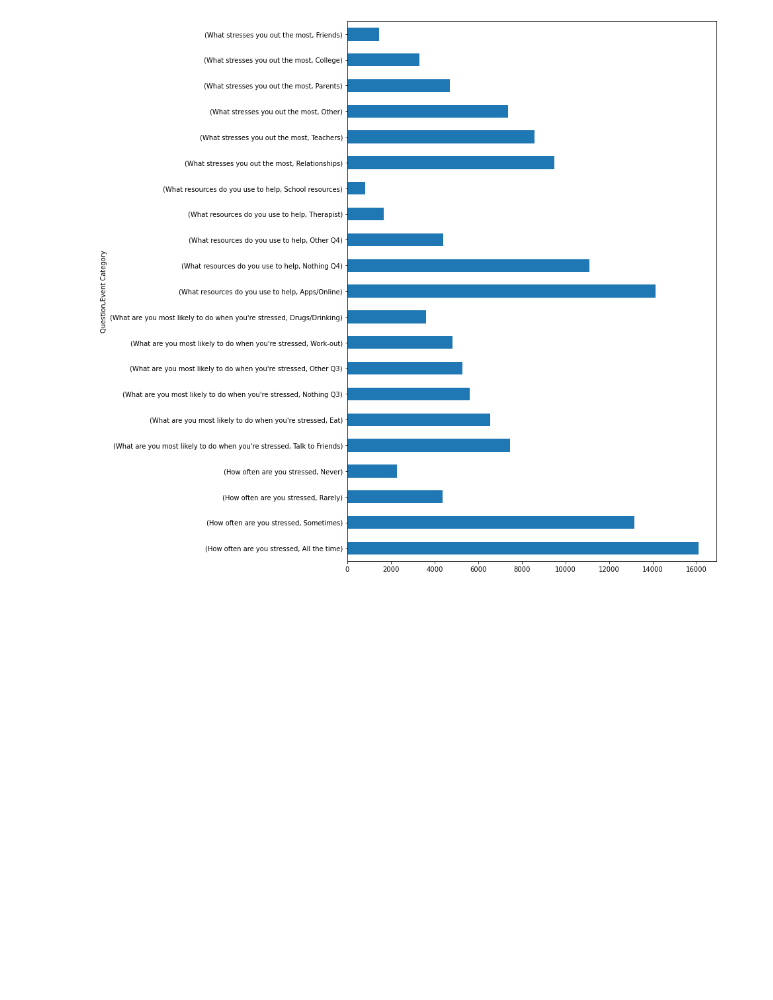
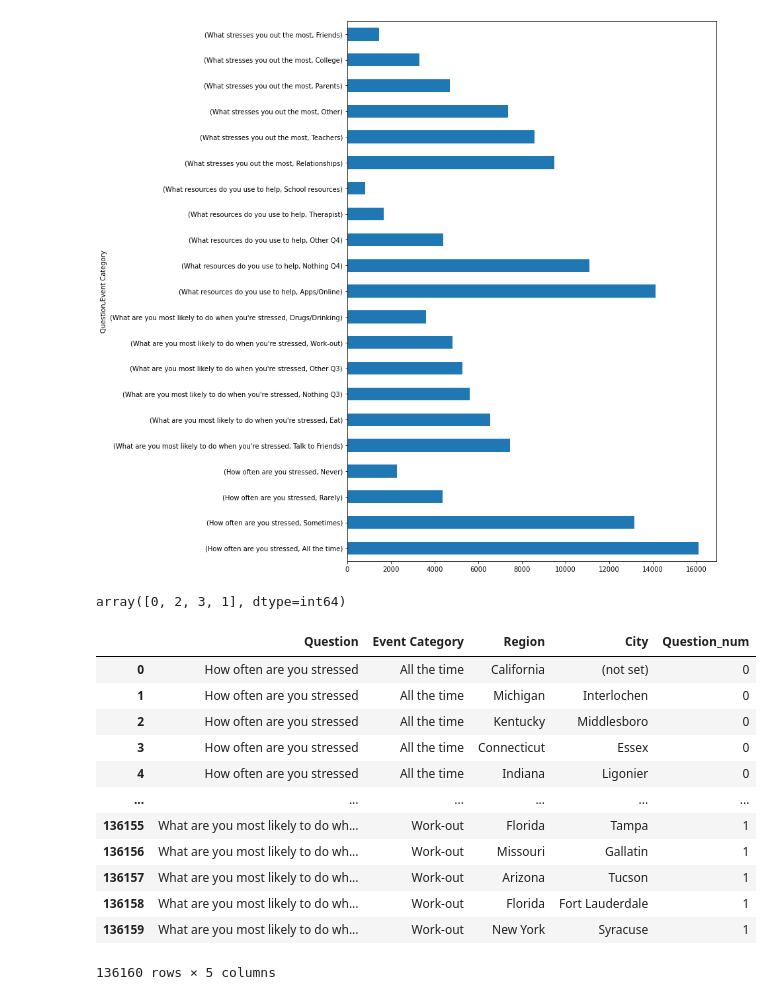
Before and after one commit to clarizamayo/BMI_Tone_Analyzer, a Jupyter notebook: Analysis.ipynb, the cells around one changed output. Cells and saved outputs as stored; diff of their text form; code cells hidden in the pictures; blank space fills up the shorter version.

Commit message:
adding a question number column

```diff
--- a/Analysis.ipynb
+++ b/Analysis.ipynb
@@ -185,0 +184,24 @@ df.groupby('Question')['Event Category'].value_counts().plot.barh(figsize=(10,15
+# %%
+dct = {'How often are you stressed':0, "What are you most likely to do when you're stressed":1, 'What resources do you use to help':2,'What stresses you out the most':3}
+
+df["Question_num"] = df["Question"].apply(lambda x: dct[x])
+# %%
+df["Question_num"].unique()
+# %% [output]
+array([0, 2, 3, 1], dtype=int64)
+# %%
+df
+# %% [output]
+|  | Question | Event Category | Region | City | Question_num |
+| 0 | How often are you stressed | All the time | California | (not set) | 0 |
+| 1 | How often are you stressed | All the time | Michigan | Interlochen | 0 |
+| 2 | How often are you stressed | All the time | Kentucky | Middlesboro | 0 |
+| 3 | How often are you stressed | All the time | Connecticut | Essex | 0 |
+| 4 | How often are you stressed | All the time | Indiana | Ligonier | 0 |
+| ... | ... | ... | ... | ... | ... |
+| 136155 | What are you most likely to do wh... | Work-out | Florida | Tampa | 1 |
+| 136156 | What are you most likely to do wh... | Work-out | Missouri | Gallatin | 1 |
+| 136157 | What are you most likely to do wh... | Work-out | Arizona | Tucson | 1 |
+| 136158 | What are you most likely to do wh... | Work-out | Florida | Fort Lauderdale | 1 |
+| 136159 | What are you most likely to do wh... | Work-out | New York | Syracuse | 1 |
+136160 rows × 5 columns
```
Also changed, not shown: parts of 1 cell of this notebook.
